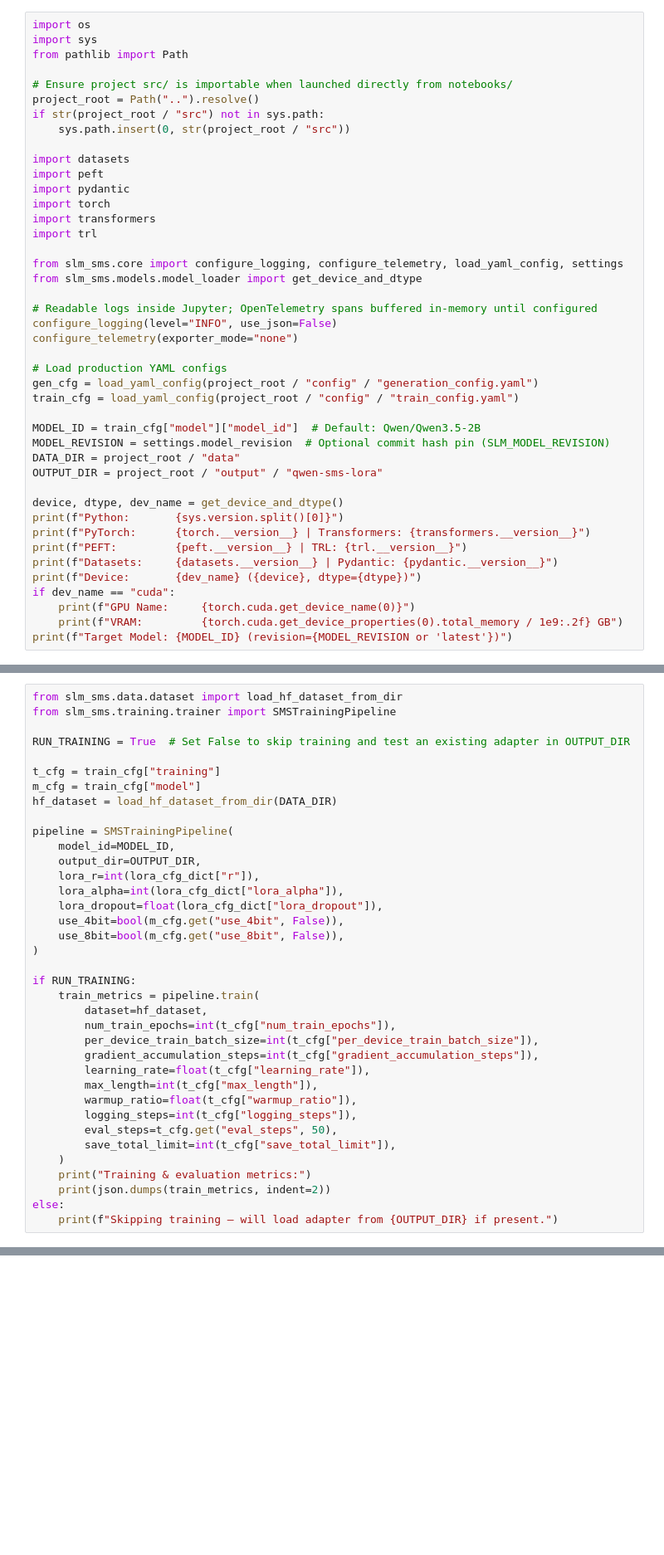
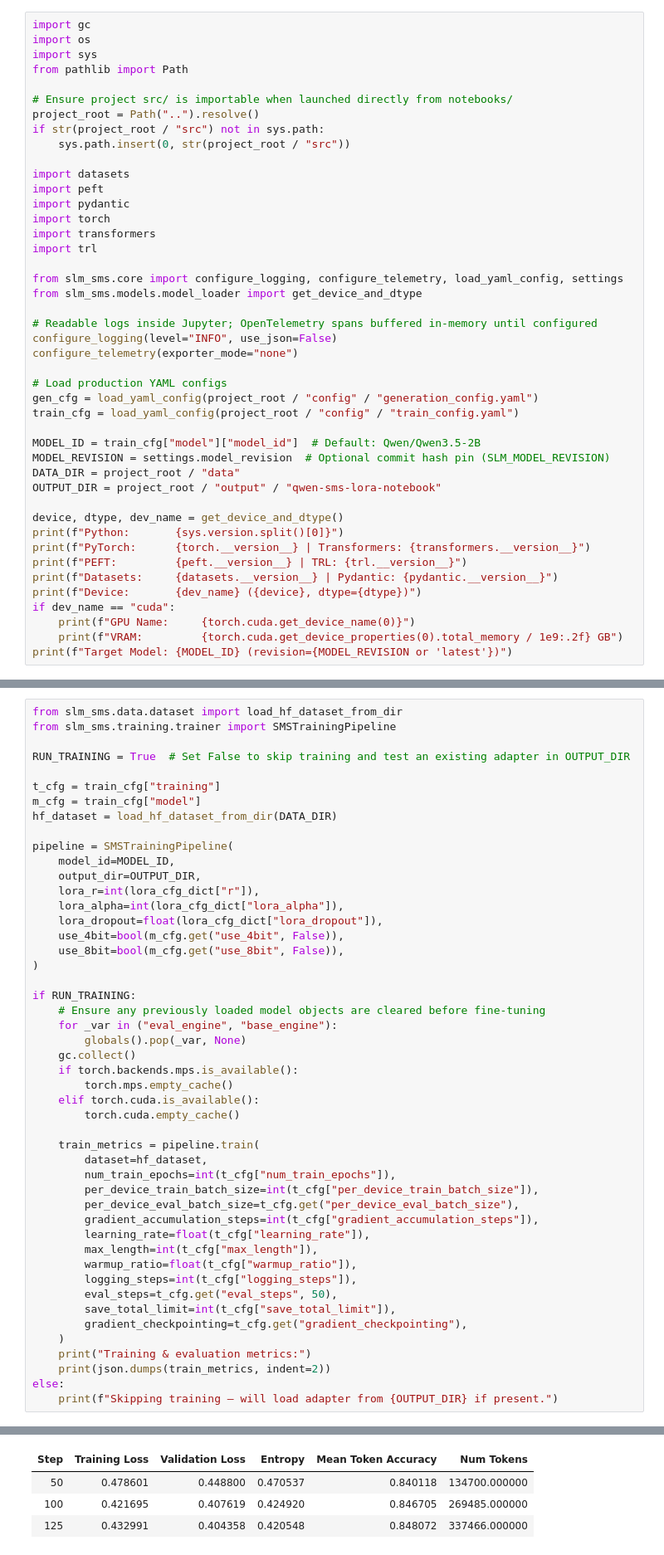
Before and after one commit to parthsojitra/SLMTraining, a Jupyter notebook: notebooks/qwen_sms_fine_tuning.ipynb, the cells around one changed output, grey strips where cells are left out. Shown at 83% size. Cells and saved outputs as stored; diff of their text form; blank space fills up the shorter version.

Commit message:
feat: update training configuration, dataset split files, and workflow scripts

```diff
--- a/notebooks/qwen_sms_fine_tuning.ipynb
+++ b/notebooks/qwen_sms_fine_tuning.ipynb
@@ -26,6 +26,7 @@ flowchart LR
 ## 1. Setup, Configuration, Logging, Telemetry & Hardware Diagnostics
 Initialize `slm_sms.core` logging, load `config/generation_config.yaml` and `config/train_config.yaml`, and inspect the available compute device (CUDA / Apple Silicon MPS / CPU).
 # %%
+import gc
 import os
 import sys
 from pathlib import Path
@@ -56,7 +57,7 @@ train_cfg = load_yaml_config(project_root / "config" / "train_config.yaml")
 MODEL_ID = train_cfg["model"]["model_id"]  # Default: Qwen/Qwen3.5-2B
 MODEL_REVISION = settings.model_revision  # Optional commit hash pin (SLM_MODEL_REVISION)
 DATA_DIR = project_root / "data"
-OUTPUT_DIR = project_root / "output" / "qwen-sms-lora"
+OUTPUT_DIR = project_root / "output" / "qwen-sms-lora-notebook"
 
 device, dtype, dev_name = get_device_and_dtype()
 print(f"Python:       {sys.version.split()[0]}")
@@ -189,10 +266,20 @@ pipeline = SMSTrainingPipeline(
 )
 
 if RUN_TRAINING:
+    # Ensure any previously loaded model objects are cleared before fine-tuning
+    for _var in ("eval_engine", "base_engine"):
+        globals().pop(_var, None)
+    gc.collect()
+    if torch.backends.mps.is_available():
+        torch.mps.empty_cache()
+    elif torch.cuda.is_available():
+        torch.cuda.empty_cache()
+
     train_metrics = pipeline.train(
         dataset=hf_dataset,
         num_train_epochs=int(t_cfg["num_train_epochs"]),
         per_device_train_batch_size=int(t_cfg["per_device_train_batch_size"]),
+        per_device_eval_batch_size=t_cfg.get("per_device_eval_batch_size"),
         gradient_accumulation_steps=int(t_cfg["gradient_accumulation_steps"]),
         learning_rate=float(t_cfg["learning_rate"]),
         max_length=int(t_cfg["max_length"]),
@@ -200,8 +287,10 @@ if RUN_TRAINING:
         logging_steps=int(t_cfg["logging_steps"]),
         eval_steps=t_cfg.get("eval_steps", 50),
         save_total_limit=int(t_cfg["save_total_limit"]),
+        gradient_checkpointing=t_cfg.get("gradient_checkpointing"),
     )
     print("Training & evaluation metrics:")
     print(json.dumps(train_metrics, indent=2))
 else:
     print(f"Skipping training — will load adapter from {OUTPUT_DIR} if present.")
+# %% [output]
@@ -207,0 +312,4 @@ else:
+| Step | Training Loss | Validation Loss | Entropy | Mean Token Accuracy | Num Tokens |
+| 50 | 0.478601 | 0.448800 | 0.470537 | 0.840118 | 134700.000000 |
+| 100 | 0.421695 | 0.407619 | 0.424920 | 0.846705 | 269485.000000 |
+| 125 | 0.432991 | 0.404358 | 0.420548 | 0.848072 | 337466.000000 |
```
Also changed, not shown: parts of 9 cells of this notebook, 12 other files.
